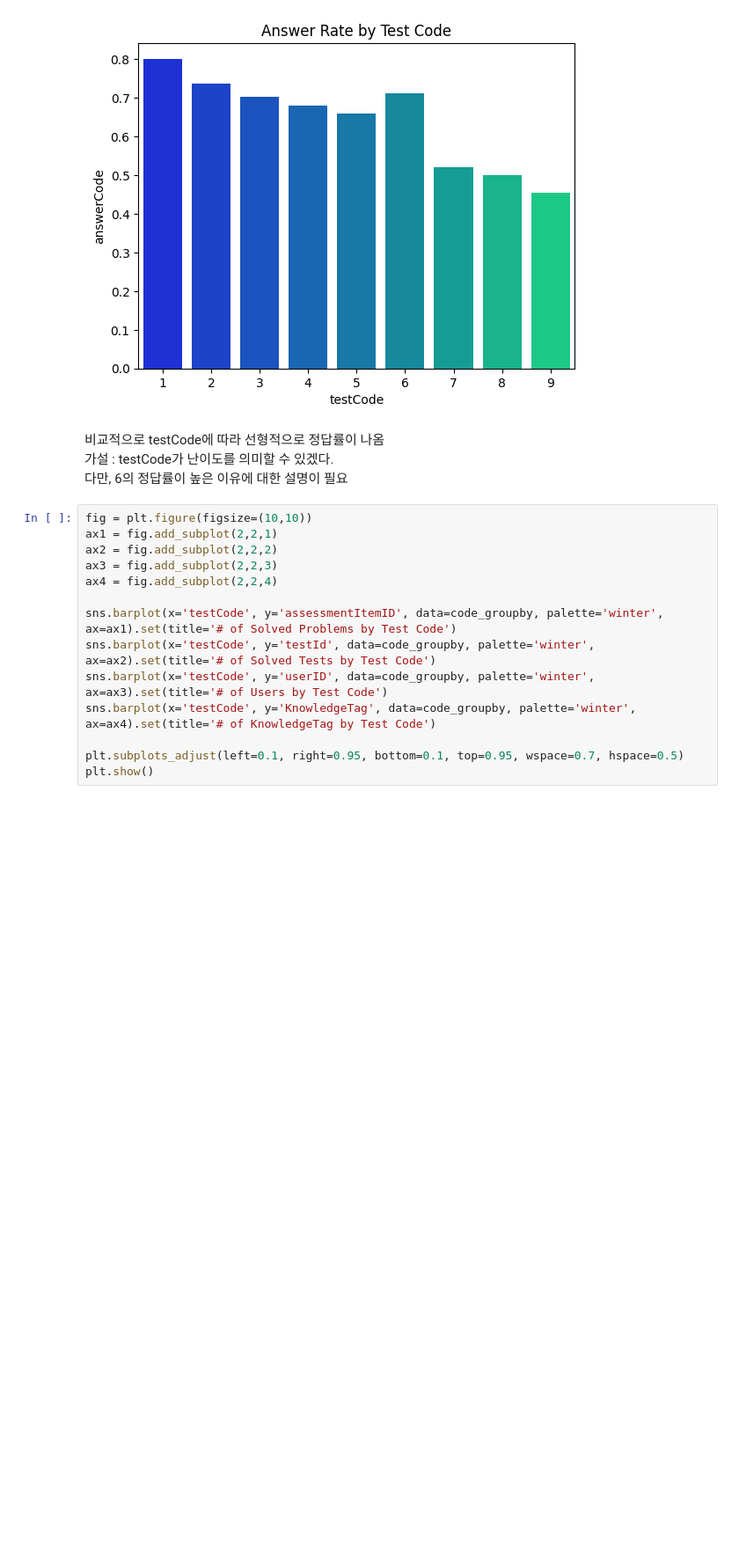
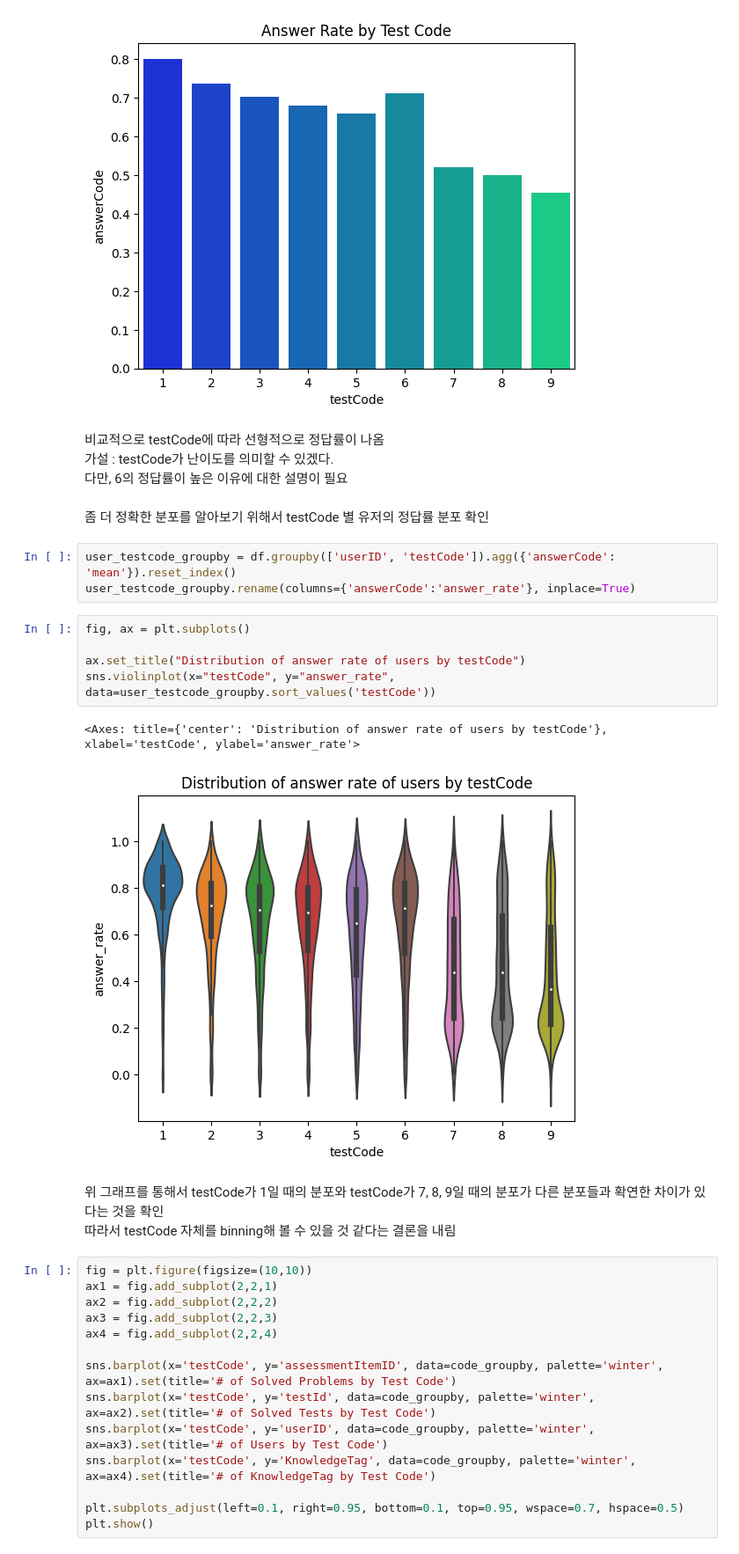
Before and after one commit to boostcampaitech5/level2_dkt-recsys-09, a Jupyter notebook: eda/eda_integration.ipynb, the cells around one changed output. Shown at 88% size. Drawn from its saved outputs; the diff is of its cells as text; blank space fills up the shorter version.

Commit message:
Add EDA for testId
- distribution of answer rate of users by testcode

```diff
--- a/eda/eda_integration.ipynb
+++ b/eda/eda_integration.ipynb
@@ -521,6 +520,22 @@ sns.barplot(x='testCode', y='answerCode', data=code_groupby, palette='winter').s
 비교적으로 testCode에 따라 선형적으로 정답률이 나옴
 가설 : testCode가 난이도를 의미할 수 있겠다.
 다만, 6의 정답률이 높은 이유에 대한 설명이 필요
+# %% [markdown]
+좀 더 정확한 분포를 알아보기 위해서 testCode 별 유저의 정답률 분포 확인
+# %%
+user_testcode_groupby = df.groupby(['userID', 'testCode']).agg({'answerCode': 'mean'}).reset_index()
+user_testcode_groupby.rename(columns={'answerCode':'answer_rate'}, inplace=True)
+# %%
+fig, ax = plt.subplots()
+
+ax.set_title("Distribution of answer rate of users by testCode")
+sns.violinplot(x="testCode", y="answer_rate", data=user_testcode_groupby.sort_values('testCode'))
+# %% [output]
+<Axes: title={'center': 'Distribution of answer rate of users by testCode'}, xlabel='testCode', ylabel='answer_rate'>
+[figure, added]
+# %% [markdown]
+위 그래프를 통해서 testCode가 1일 때의 분포와 testCode가 7, 8, 9일 때의 분포가 다른 분포들과 확연한 차이가 있다는 것을 확인 <br>
+따라서 testCode 자체를 binning해 볼 수 있을 것 같다는 결론을 내림
 # %%
 fig = plt.figure(figsize=(10,10))
 ax1 = fig.add_subplot(2,2,1)
```
Also changed, not shown: parts of 7 cells of this notebook.
